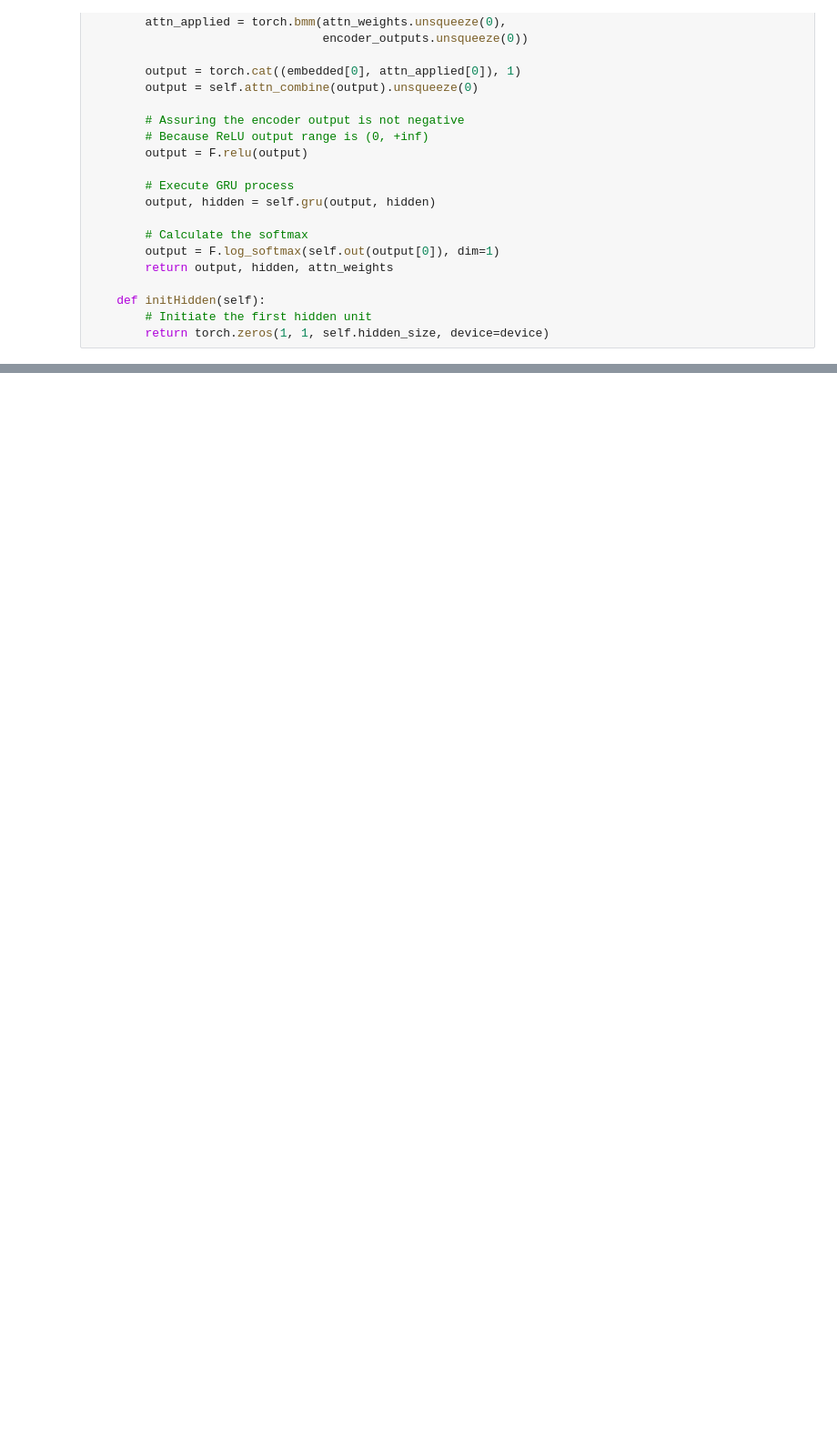
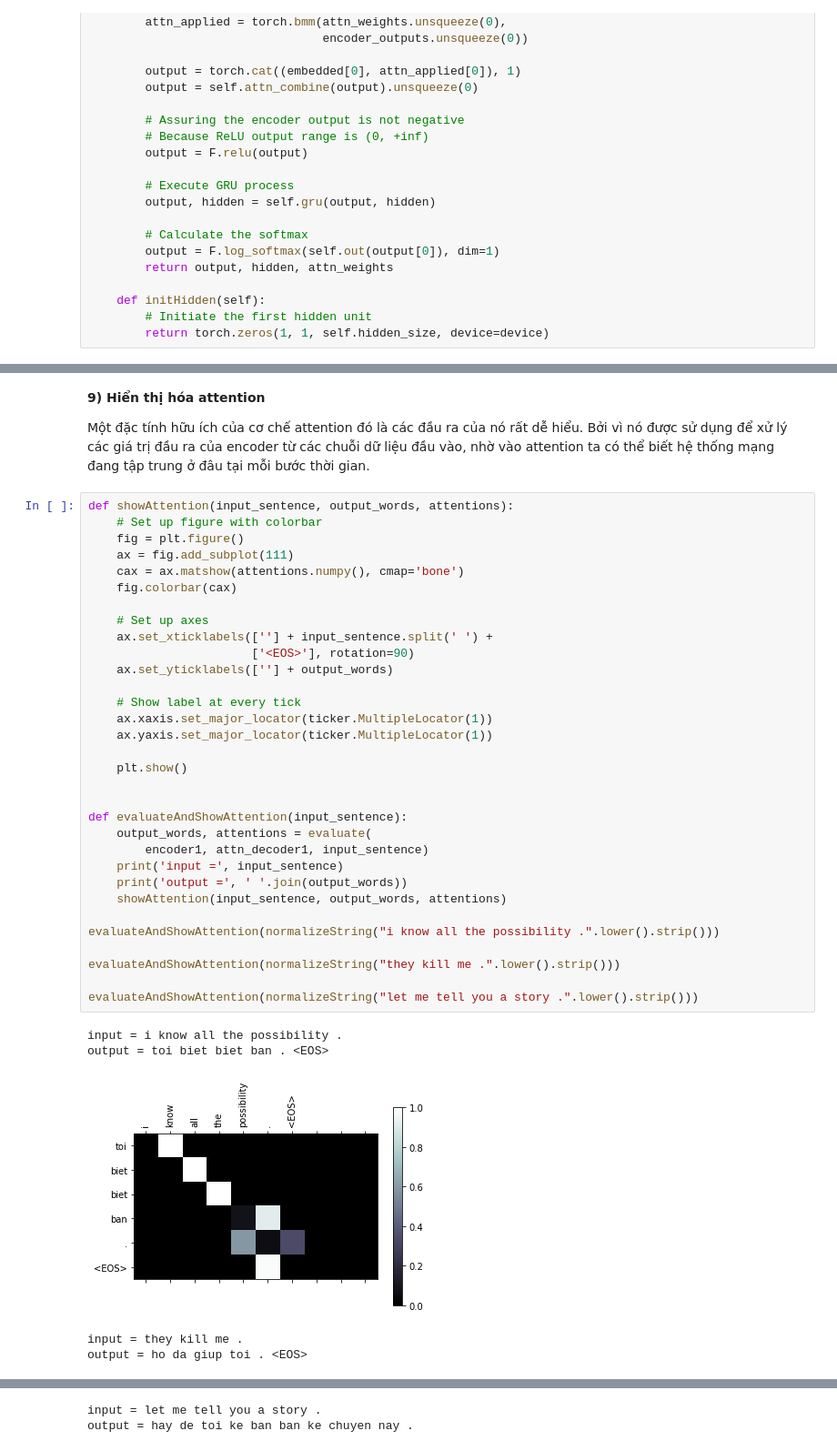
Before and after one commit to nguyenduyhanlam/PTXS-GTNN, a Jupyter notebook: Encoder_Decoder.ipynb, the cells around one changed output, grey strips where cells are left out. Shown at 91% size. Cells and saved outputs as stored; diff of their text form; blank space fills up the shorter version.

```diff
--- a/Encoder_Decoder.ipynb
+++ b/Encoder_Decoder.ipynb
@@ -479,0 +914,42 @@ def tensorsFromPair(pair):
+# %% [markdown]
+**9) Hiển thị hóa attention**
+
+Một đặc tính hữu ích của cơ chế attention đó là các đầu ra của nó rất dễ hiểu. Bởi vì nó được sử dụng để xử lý các giá trị đầu ra của encoder từ các chuỗi dữ liệu đầu vào, nhờ vào attention ta có thể biết hệ thống mạng đang tập trung ở đâu tại mỗi bước thời gian.
+# %%
+def showAttention(input_sentence, output_words, attentions):
+    # Set up figure with colorbar
+    fig = plt.figure()
+    ax = fig.add_subplot(111)
+    cax = ax.matshow(attentions.numpy(), cmap='bone')
+    fig.colorbar(cax)
+
+    # Set up axes
+    ax.set_xticklabels([''] + input_sentence.split(' ') +
+                       ['<EOS>'], rotation=90)
+    ax.set_yticklabels([''] + output_words)
+
+    # Show label at every tick
+    ax.xaxis.set_major_locator(ticker.MultipleLocator(1))
+    ax.yaxis.set_major_locator(ticker.MultipleLocator(1))
+
+    plt.show()
+
+
+def evaluateAndShowAttention(input_sentence):
+    output_words, attentions = evaluate(
+        encoder1, attn_decoder1, input_sentence)
+    print('input =', input_sentence)
+    print('output =', ' '.join(output_words))
+    showAttention(input_sentence, output_words, attentions)
+
+evaluateAndShowAttention(normalizeString("i know all the possibility .".lower().strip()))
+
+evaluateAndShowAttention(normalizeString("they kill me .".lower().strip()))
+
+evaluateAndShowAttention(normalizeString("let me tell you a story .".lower().strip()))
+# %% [output]
+input = i know all the possibility .
+output = toi biet biet ban . <EOS>
+[figure, added]
+input = they kill me .
+output = ho da giup toi . <EOS>
@@ -479,0 +957,2 @@ def tensorsFromPair(pair):
+input = let me tell you a story .
+output = hay de toi ke ban ban ke chuyen nay .
```
Also changed, not shown: parts of 33 cells of this notebook.
